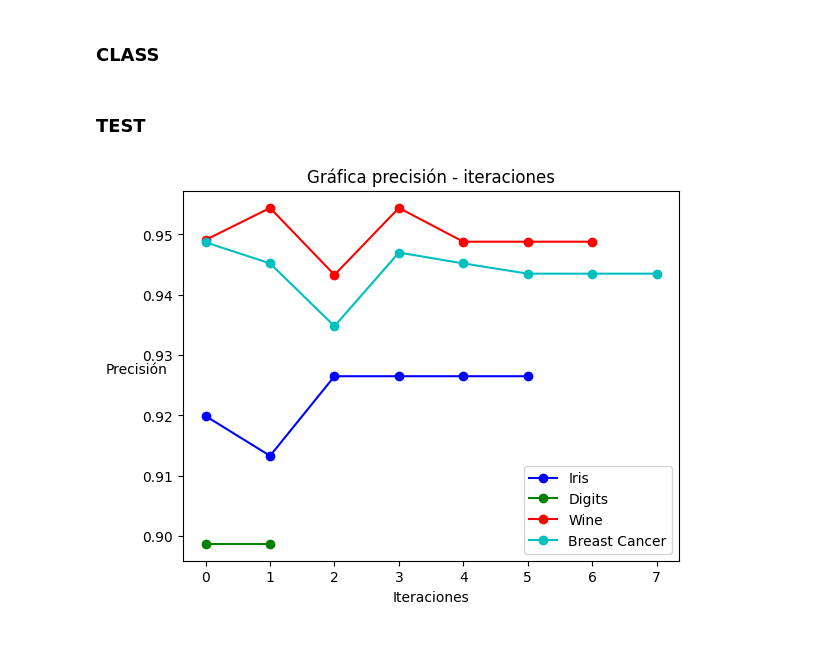
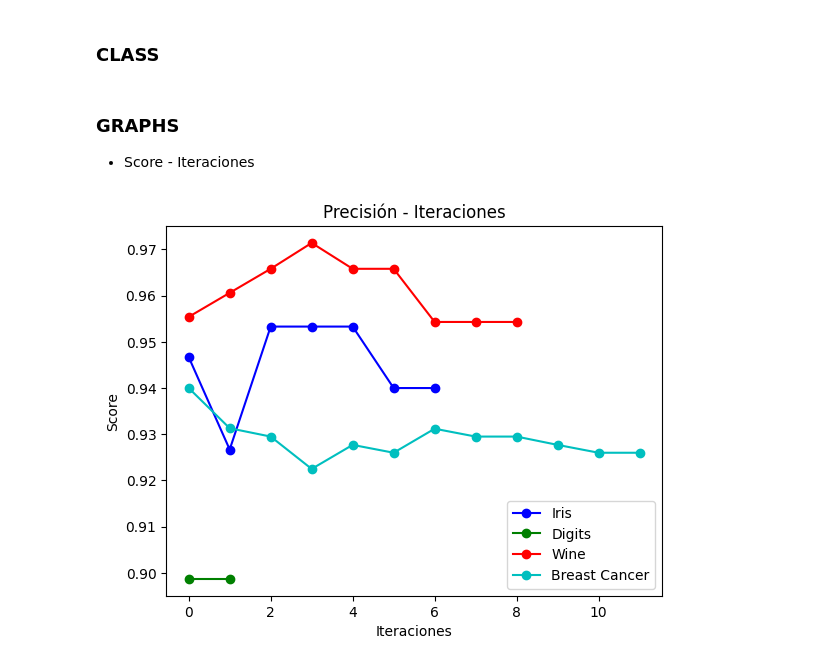
Before and after one commit to phf1001/semisupervised-learning-in-cibersecurity, a Jupyter notebook: src/co-forest-graphs.ipynb, the cells around one changed output. Saved outputs shown, nothing was run; the diff lists cells and outputs as text; code cells hidden in the pictures.

Commit message:
src: three graphs generated

```diff
--- a/src/co-forest-graphs.ipynb
+++ b/src/co-forest-graphs.ipynb
@@ -55,7 +44,7 @@ def read_irregular_csv(file):
 def create_graph_matrix(file):
 
     m = []
-    l = read_irregular_csv("file.csv")
+    l = read_irregular_csv(file)
     max_iters = max([[len(x)] for x in l])[0]
 
     for list in l:
@@ -143,7 +132,8 @@ class Co_Forest:
         pseudo-labeled data.
         """
 
-        scores = [self.score(self.X_test, self.y_test)]
+        if self.X_test is not None:
+            scores = [self.score(self.X_test, self.y_test)]
 
         e = [0 for i in range(self.n)]
         W = [0 for i in range(self.n)]
@@ -162,7 +152,7 @@ class Co_Forest:
             for i, hi in self.ensemble.items():
 
                 e[i] = self.concomitant_oob_error(hi)
-                W[i] = 0
+                W[i] = previous_W[i]
                 pseudo_labeled_data = []
                 pseudo_labeled_tags = []
 
@@ -174,6 +164,7 @@ class Co_Forest:
                         Wmax = min(self.theta * self.U.shape[0], ((previous_e[i]*previous_W[i])/e[i]) )
 
                     U_subsampled = self.subsample(hi, Wmax)
+                    W[i] = 0
 
                     for u in U_subsampled:
                         concomitant_confidence, selected_class = self.concomitant_confidence(hi, self.U[u, :])
@@ -197,9 +188,11 @@ class Co_Forest:
             if tree_changes.sum() == 0:
                 new_data = False
 
-            scores.append(self.score(self.X_test, self.y_test))
+            if self.X_test is not None:
+                scores.append(self.score(self.X_test, self.y_test))
 
-        append_to_csv("file.csv", scores)
+        if self.X_test is not None:
+            append_to_csv("file.csv", scores)
 
 
     def retrain_tree(self, i, pseudo_labeled_data, pseudo_labeled_tags):
@@ -382,8 +375,10 @@ class Co_Forest:
         if isinstance(seed, np.random.RandomState):
             return seed
         raise ValueError("%r cannot be used to seed a numpy.random.RandomState instance" % seed)
-# %% [markdown]
-### **TEST**
+# %% [markdown]
+### **GRAPHS**
+
+* Score - Iteraciones
 # %%
 cycol = cycle('bgrcmk')
 fig, ax = plt.subplots()
@@ -392,34 +387,34 @@ available = [(load_iris(), 'Iris'), (load_digits(), 'Digits'), (load_wine(), 'Wi
 
 for dataset_info in available:
 
     dataset = dataset_info[0]
     available_classes = np.unique(dataset.target)
 
     X = np.array(dataset.data)
     y = np.array(dataset.target)
 
     rd = np.random.RandomState(5)
     kf = KFold(n_splits=10, shuffle=True, random_state=rd)
     kf.get_n_splits(X)
 
     open('file.csv', 'w').close()
 
     for train_index, test_index in kf.split(X):
 
         X_train, X_test = X[train_index], X[test_index]
         y_train, y_test = y[train_index], y[test_index]
         L_train, U_train, Ly_train, Uy_train = train_test_split(X_train, y_train, test_size=0.8, random_state=rd)
 
         co_forest = Co_Forest(L_train, Ly_train, U_train, 20, 0.75, available_classes, rd,'log2', X_test, y_test)
         co_forest.fit()
 
     mean = np.mean(create_graph_matrix("file.csv"), axis=0)
     ax.plot([i for i in range(len(mean))], mean, 'o-', c = next(cycol), label = dataset_info[1])
 
-plt.title("Gráfica precisión - iteraciones")
-plt.xlabel("Iteraciones",rotation=0)
-plt.ylabel("Precisión",rotation=0)
+plt.title("Precisión - Iteraciones")
+ax.set_ylabel('Score')
+ax.set_xlabel('Iteraciones')
 plt.legend(loc="lower right")
 plt.show()
 # %% [output]
-[figure, old version]
+[figure, new version]
```
Also changed, not shown: parts of 6 cells of this notebook, 1 other file.
